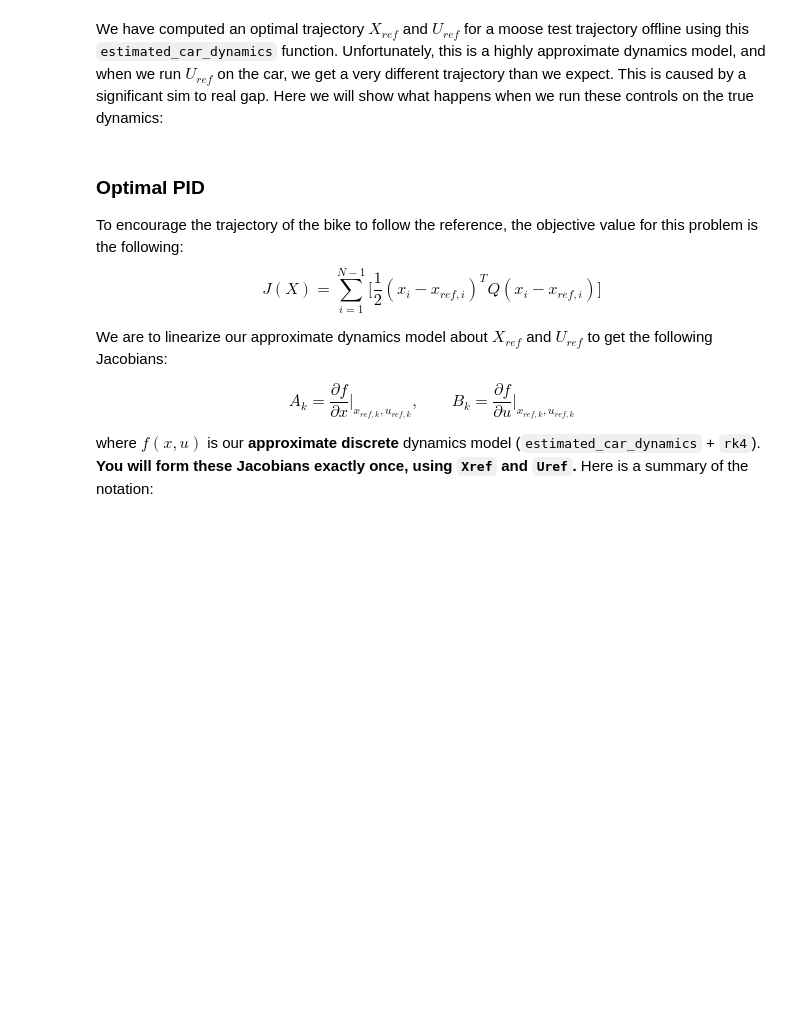
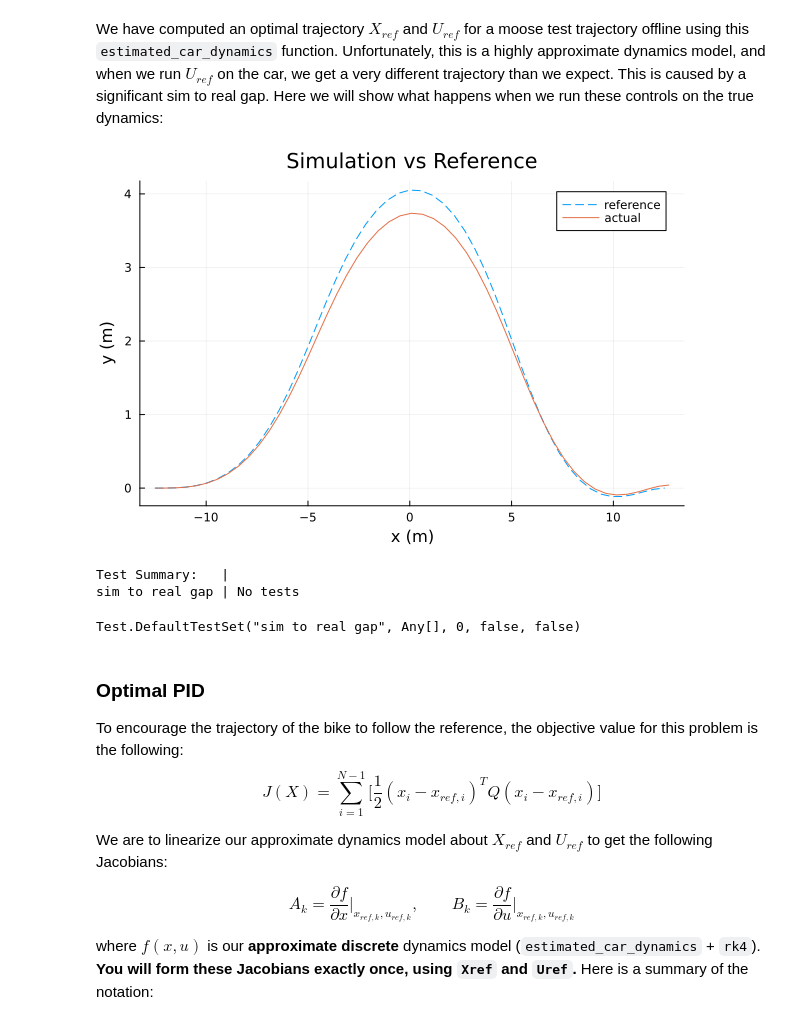
Before and after one commit to SaralTayal123/Optimal-PID-Controller, a Jupyter notebook: OptimizationProj.ipynb, the cells around one changed output. Drawn from its saved outputs; the diff is of its cells as text; code cells hidden in the pictures; blank space fills up the shorter version.

```diff
--- a/OptimizationProj.ipynb
+++ b/OptimizationProj.ipynb
@@ -127,40 +127,66 @@ end
     # problem size
     nx = 5
     nu = 2
-    dt = 0.2
-    tf = 20
+    dt = 0.1
+    tf = 5
+    # dt = 0.2
+    # tf = 20
     t_vec = 0:dt:tf
     N = length(t_vec)
     model = (L = 2.8, lr = 1.6)
 
     # optimal trajectory computed offline with approximate model
-    # Xref, Uref = load_car_trajectory()
+    Xref, Uref = load_car_trajectory()
     # Xref, Uref = load_laneChange_trajectory()
-    Xref, Uref = load_threePoint_trajectory()
+    # Xref, Uref = load_threePoint_trajectory()
 
     # simulated Uref with the true car dynamics and store the states in Xsim
     Xsim = [zeros(nx) for i = 1:N]
     Xsim[1] = Xref[1]
-    # P = ones(2,5) * 0.0
-    # D = ones(2,5) * 0.0
+    P = ones(2,5) * 0.0
+    D = ones(2,5) * 0.0
+    # lambda
     # P = [0.010481131706307743 -0.0030915306441409236 -0.0009862214786092944 0.0002198371613356281 -0.017604427762517836; 0.004725541684936217 6.652525928870458e-5 -0.006206162909406199 -6.924154033456236e-13 -0.009803608579136432]
     # D = [0.00713526445252735 -0.01576713291000989 0.1574734758581987 -1.6504958494918202e-12 0.010301421130436883; 0.0026928103626889777 -0.015526779900929677 0.051460971758547046 -0.032337476592359124 0.0032555765408289307]
+    # P = [0.002265935746017142 -0.008041199085570966 0.00236184798820644 4.111578485311185e-5 0.001627299581157231; -8.551744343902357e-5 -0.0047126311042761035 -0.017766249721232242 -0.050483766808534385 0.0018343509900285667]
+    # D = [0.006806438324434826 -0.06740388171444968 0.572701152491245 -0.23289025265023802 0.056190085966609564; 0.0010556428451500904 -0.02343150232557007 -0.01620987162301107 -0.11367427461575338 0.10634857488061372]
+    # P = [-0.005682051578845005 0.0008338794855744979 0.013527648962045478 0.0770112052104465 -0.0016334849143720101; -0.0013978031550630143 0.0019802665061840587 -0.007065381566089569 0.054641846472420576 -0.0060135089742755264]
+    # D = [-0.012343627645771314 0.02522358387167284 0.3305305966524146 -0.674073062161211 0.25250756145758924; -0.003658096943639403 0.07509889509376039 -0.21182461190763832 0.26030150066036856 -0.1525126817289646]
+    # P = [-0.004316435374390559 0.0017237691627789151 0.009994308341729501 0.06339964512334036 -0.0015543649030932015; -0.0013856284204010274 0.0015798133311378897 -0.006054808506689523 0.04400601244776754 -0.005186365231112667]
+    # D = [-0.009493479350086747 5.547050093848758e-7 0.23644312469675643 -0.5965317610810769 0.20352878988561765; -0.0035061217029100393 0.06665877602616203 -0.1895512478491912 0.2155969433944781 -0.12978306715518112]
+    # P = [-0.004476395766220842 0.0016239733103552828 0.010460209602075577 0.06521951687900854 -0.0015331115416343933; -0.001413842787738435 0.0017186210515401621 -0.0061481295689959905 0.045645574942195025 -0.005320111147480036]
+    # D = [-0.009811981765515024 3.6232849037934795e-5 0.24564527189948915 -0.6141550174243161 0.2102933954842788; -0.0036018479283451373 0.06796202853568181 -0.1936105638542927 0.2188374445640595 -0.1320870818038432]
+    # P = [-0.0059092645117797 0.0006645431431102529 0.014187519443606286 0.07945975427665193 -0.0015987733374808854; -0.0014286685671071153 0.0021681857920897987 -0.007180002168349872 0.05691582759263833 -0.006185713457757277]
+    # D = [-0.012793540347718575 0.025696821960959154 0.3439260203370997 -0.696272908773211 0.26180481311025805; -0.0037716712340375817 0.07669197365793402 -0.21680640434517726 0.26425508862787556 -0.15548459264866651]
+    # P = [-0.005909184964767372 0.0006643667710686944 0.01418809061448408 0.0794560968598685 -0.0015983687634190307; -0.0014285590835590816 0.0021684811435202624 -0.007179894514731578 0.056921362308308035 -0.006185719506068114]
+    # D = [-0.012793333988969832 0.025688821975896326 0.3439241279318418 -0.696264624137207 0.26180578378344754; -0.003771593634780874 0.07668739459965264 -0.21680014266672848 0.2642233602707337 -0.15547911725530947]
+    # P = [-0.004458385626205902 0.0013328791971907946 0.010758947313339425 0.06092389588964183 -0.0012921979333675778; -0.0012565637459436218 0.001698455438303481 -0.006024256775634477 0.05254328289814522 -0.0052825170045729284]
+    # D = [-0.009727301202993708 -1.4176148777552354e-10 0.24716683086103844 -0.5931791443742728 0.20799749098276923; -0.003240783372339376 0.06401176913959776 -0.18092728734458705 0.20043304743262472 -0.12898661038677833]
+    P = [0.002051860467329642 -0.007886867874662943 -4.224434469318824e-11 1.0876554012351047e-6 0.0012360957814705356; 0.0001806665922960199 -0.0032596313239906106 -0.010642680721080135 -0.02711039094239578 0.0011041276208030306]
+    D = [0.006306879133670008 -0.06668556840929239 0.5432685805761701 -0.21283570704482477 0.05578200106175858; 0.0012911738764295197 -0.01928984414260765 3.677881688685214e-11 -0.1064127693652638 0.06617964702248677]
+
+
     Xlast = Xref[1]
     for i = 1:N-1
         u_next = Uref[i] - P * (Xref[i] - Xsim[i]) - D * (Xsim[i] - Xlast)
         Xsim[i+1] = rk4(model, true_car_dynamics, Xsim[i], u_next, dt)
         Xlast = Xsim[i]
     end
 
 
     # --------plotting/animation-------
     Xm= hcat(Xsim...)
     Xrefm = hcat(Xref...)
     plot(Xrefm[1,:], Xrefm[2,:], ls = :dash, label = "reference",
          xlabel = "x (m)", ylabel = "y (m)", title = "Simulation vs Reference")
     display(plot!(Xm[1,:], Xm[2,:], label = "actual"))
 
 end
+# %% [output]
+[figure, added]
+Test Summary:   |
+sim to real gap | No tests
+Test.DefaultTestSet("sim to real gap", Any[], 0, false, false)
 # %% [markdown]
 ### Optimal PID
 
```
Also changed, not shown: parts of 3 cells of this notebook, 1 other file.
